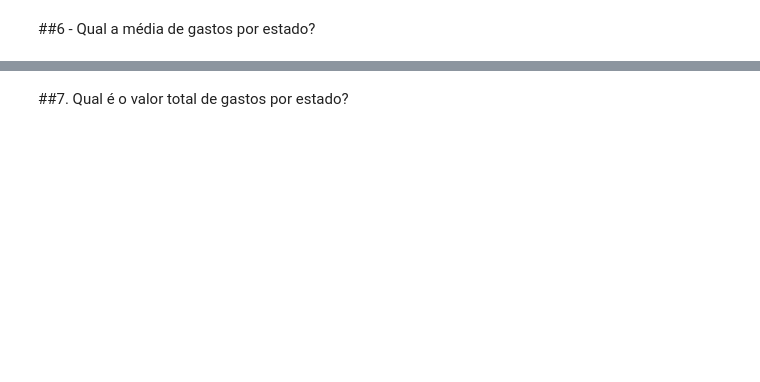
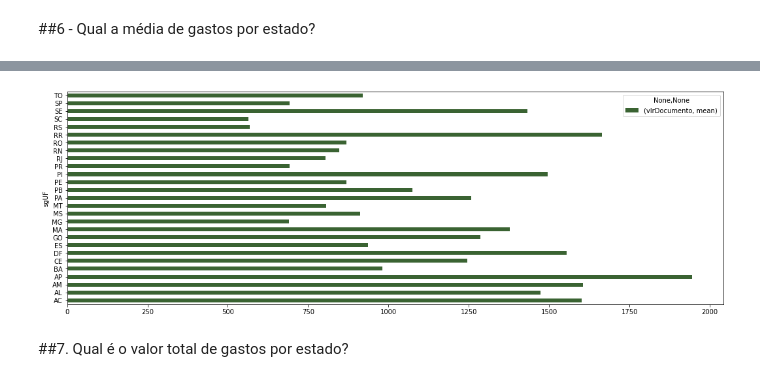
Before and after one commit to Reinaldos/-Reinaldos-livro_Intro-a-programacao-com-PYTHON, a Jupyter notebook: Projeto_5.ipynb, the cells around one changed output, grey strips where cells are left out. Drawn from its saved outputs; the diff is of its cells as text; code cells hidden in the pictures; blank space fills up the shorter version.

```diff
--- a/Projeto_5.ipynb
+++ b/Projeto_5.ipynb
@@ -830,3 +788,9 @@ gastosporestado.agg({'vlrDocumento': ['mean', 'min', 'max']}).copy()
+# %%
+dfGastos = pd.DataFrame(gastos_por_estado_media)
+dfGastos = dfGastos.head(30)
+graficogastos = dfGastos.plot.barh(figsize =(18,6),fontsize = 10, color = '#3a6332')
+# %% [output]
+[figure, added]
 # %% [markdown]
 ##7. Qual é o valor total de gastos por estado?
 # %%
```
Also changed, not shown: parts of 23 cells of this notebook.
